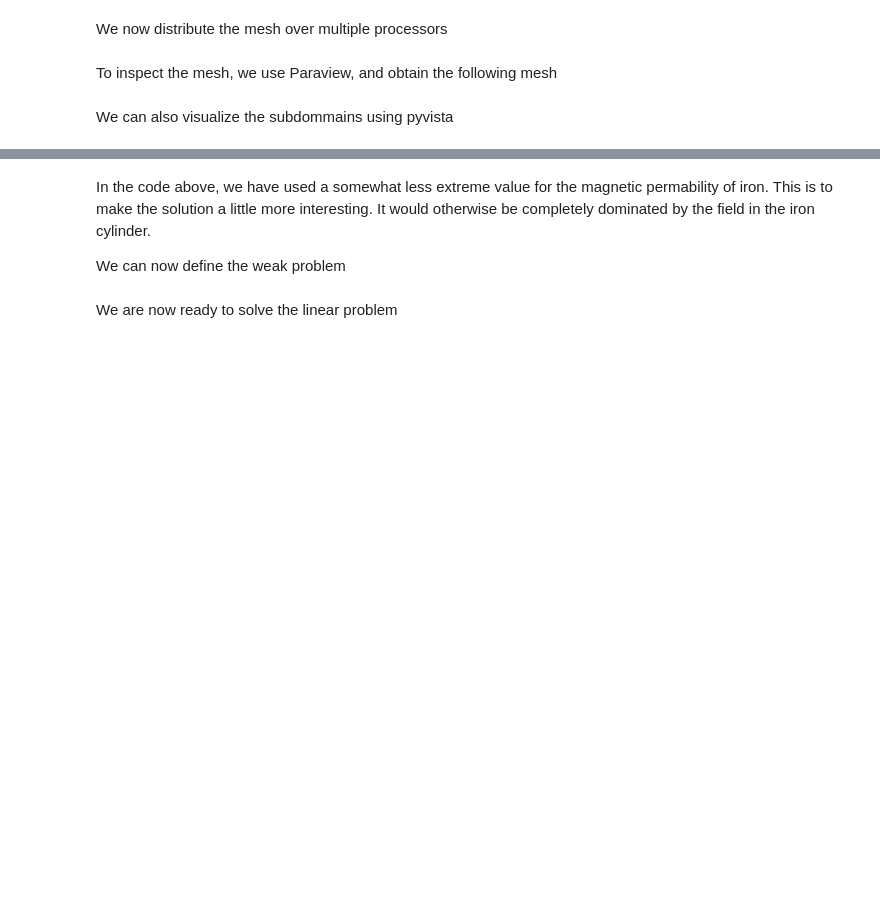
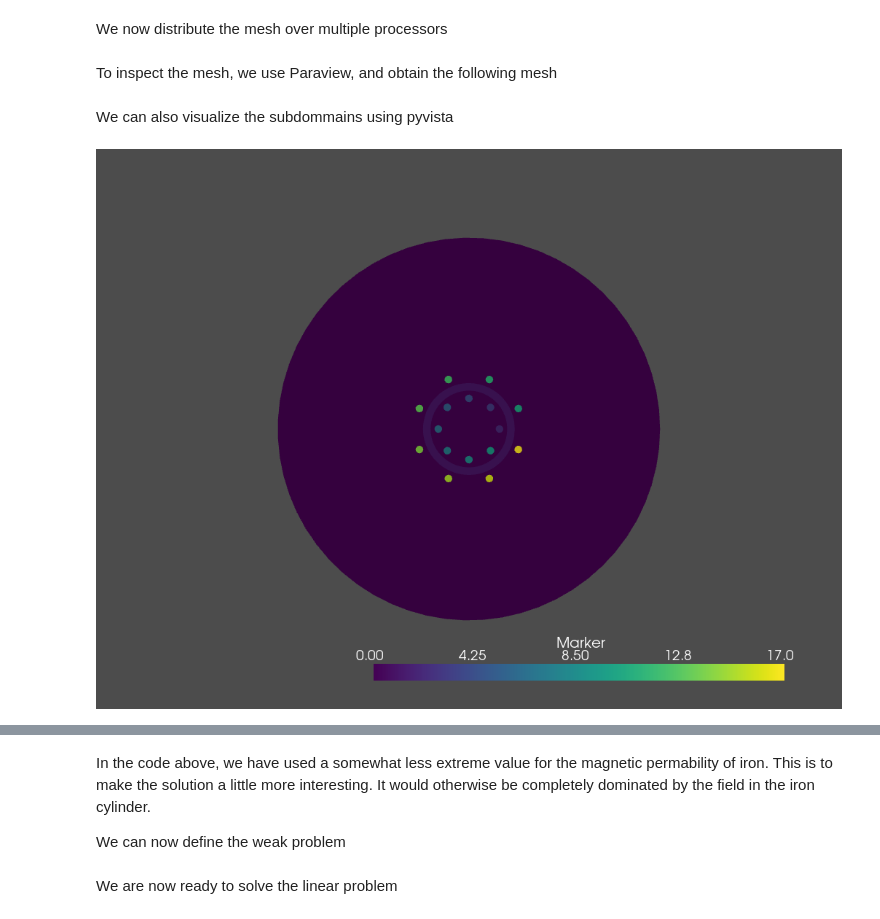
Before and after one commit to jorgensd/dolfinx-tutorial, a Jupyter notebook: chapter3/em.ipynb, the cells around one changed output, grey strips where cells are left out. Cells and saved outputs as stored; diff of their text form; code cells hidden in the pictures; blank space fills up the shorter version.

Commit message:
Update plotting to use env variable

```diff
--- a/chapter3/em.ipynb
+++ b/chapter3/em.ipynb
@@ -211,19 +213,23 @@ We can also visualize the subdommains using pyvista
 # %%
 import pyvista
 import dolfinx.plot
-off_screen = True
-plotter = pyvista.Plotter(off_screen=off_screen)
+# Start virtual framebuffer
+from pyvista.utilities.xvfb import start_xvfb
+start_xvfb(wait=0.1)
+
+plotter = pyvista.Plotter()
 topology, cell_types = dolfinx.plot.create_vtk_topology(mesh, mesh.topology.dim)
 grid = pyvista.UnstructuredGrid(topology, cell_types, mesh.geometry.x)
 num_local_cells = mesh.topology.index_map(mesh.topology.dim).size_local
 grid.cell_arrays["Marker"] = ct.values[ct.indices<num_local_cells]
 grid.set_active_scalars("Marker")
 actor = plotter.add_mesh(grid)
 plotter.view_xy()
-if off_screen:
-    plotter.screenshot("cell_tags.png", window_size=[800,800])
-else:
+if not pyvista.OFF_SCREEN:
     plotter.show()
+cell_tag_fig = plotter.screenshot("cell_tags.png")
+# %% [output]
+[figure, added]
 # %% [markdown]
 ![Domain markers](cell_tags.png)
 
```
Also changed, not shown: parts of 4 cells of this notebook, 4 other files.
